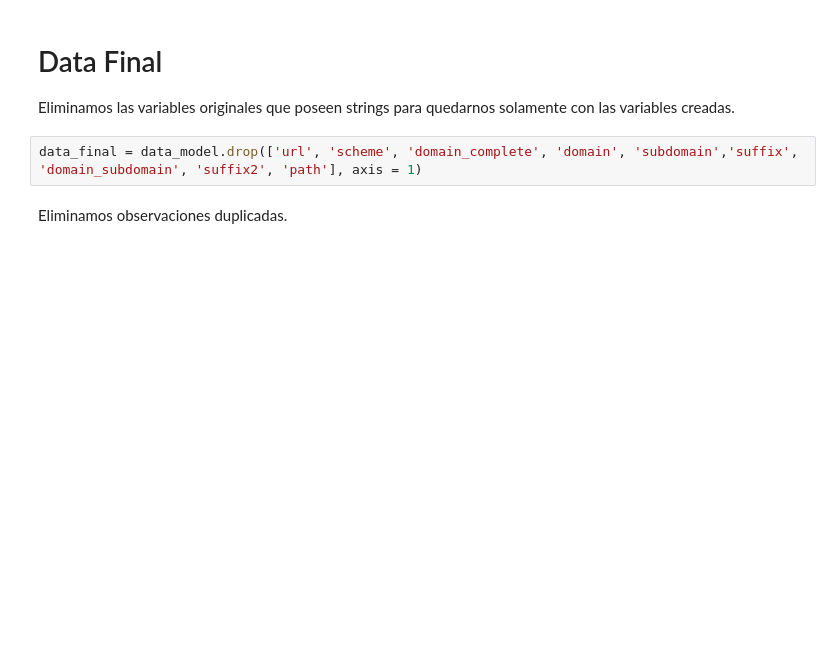
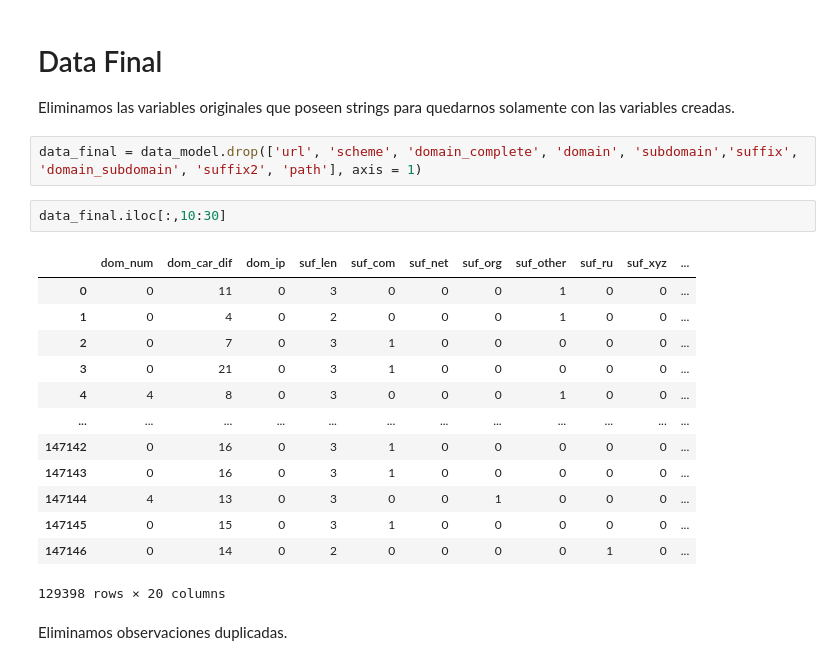
Before and after one commit to JuanCruzC97/Proyecto_CDD, a Jupyter notebook: Proyecto A/00 - Creación Dataset y Variables/Creacion_Dataset.ipynb, the cells around one changed output. Saved outputs shown, nothing was run; the diff lists cells and outputs as text; blank space fills up the shorter version.

```diff
--- a/Proyecto A/00 - Creación Dataset y Variables/Creacion_Dataset.ipynb
+++ b/Proyecto A/00 - Creación Dataset y Variables/Creacion_Dataset.ipynb
@@ -610,6 +610,22 @@ data_model[['phishing', 'domain_subdomain', 'metric_ds_'+domain_check, 'url']].s
 Eliminamos las variables originales que poseen strings para quedarnos solamente con las variables creadas.
 # %%
 data_final = data_model.drop(['url', 'scheme', 'domain_complete', 'domain', 'subdomain','suffix', 'domain_subdomain', 'suffix2', 'path'], axis = 1)
+# %%
+data_final.iloc[:,10:30]
+# %% [output]
+|  | dom_num | dom_car_dif | dom_ip | suf_len | suf_com | suf_net | suf_org | suf_other | suf_ru | suf_xyz | ... |
+| 0 | 0 | 11 | 0 | 3 | 0 | 0 | 0 | 1 | 0 | 0 | ... |
+| 1 | 0 | 4 | 0 | 2 | 0 | 0 | 0 | 1 | 0 | 0 | ... |
+| 2 | 0 | 7 | 0 | 3 | 1 | 0 | 0 | 0 | 0 | 0 | ... |
+| 3 | 0 | 21 | 0 | 3 | 1 | 0 | 0 | 0 | 0 | 0 | ... |
+| 4 | 4 | 8 | 0 | 3 | 0 | 0 | 0 | 1 | 0 | 0 | ... |
+| ... | ... | ... | ... | ... | ... | ... | ... | ... | ... | ... | ... |
+| 147142 | 0 | 16 | 0 | 3 | 1 | 0 | 0 | 0 | 0 | 0 | ... |
+| 147143 | 0 | 16 | 0 | 3 | 1 | 0 | 0 | 0 | 0 | 0 | ... |
+| 147144 | 4 | 13 | 0 | 3 | 0 | 0 | 1 | 0 | 0 | 0 | ... |
+| 147145 | 0 | 15 | 0 | 3 | 1 | 0 | 0 | 0 | 0 | 0 | ... |
+| 147146 | 0 | 14 | 0 | 2 | 0 | 0 | 0 | 0 | 1 | 0 | ... |
+129398 rows × 20 columns
 # %% [markdown]
 Eliminamos observaciones duplicadas.
 # %%
```
Also changed, not shown: parts of 3 cells of this notebook, 3 other files.
